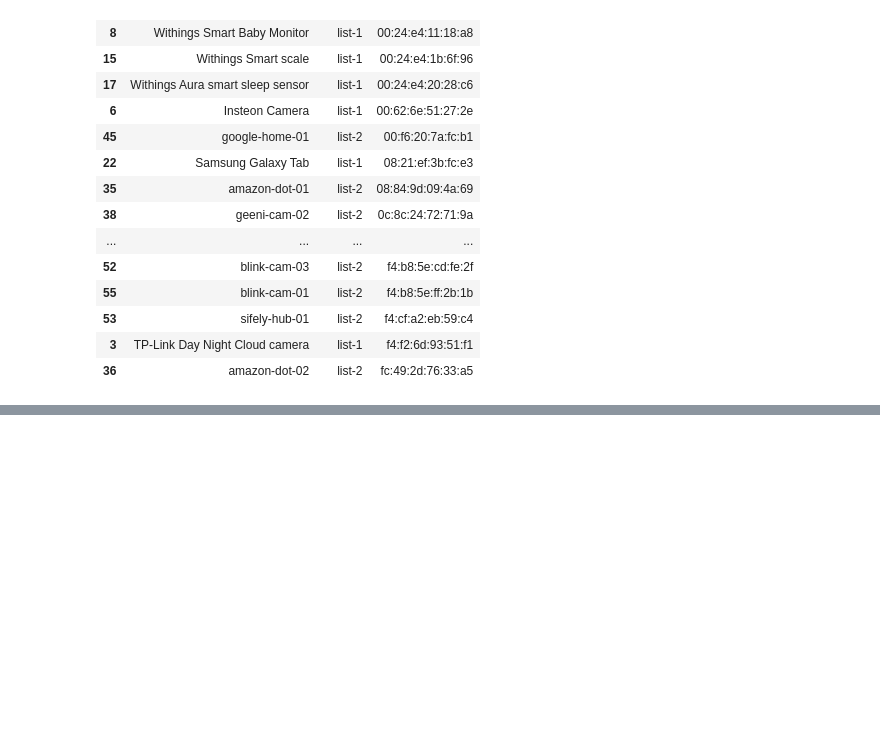
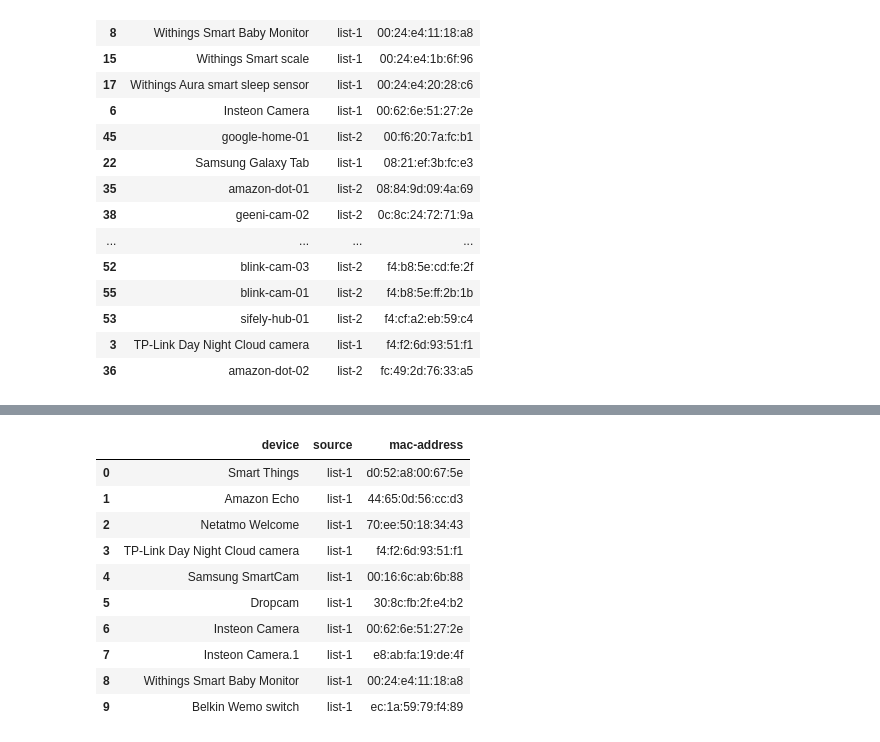
Before and after one commit to dtuan2604/NetSysResearch, a Jupyter notebook: experiment/working/experiment/mac-address-exploration.ipynb, the cells around one changed output, grey strips where cells are left out. Saved outputs shown, nothing was run; the diff lists cells and outputs as text; code cells hidden in the pictures; blank space fills up the shorter version.

```diff
--- a/experiment/working/experiment/mac-address-exploration.ipynb
+++ b/experiment/working/experiment/mac-address-exploration.ipynb
@@ -108,0 +163,14 @@ mapping_df.sort_values(by="mac-address")
+# %%
+mapping_df.head(10)
+# %% [output]
+|  | device | source | mac-address |
+| 0 | Smart Things | list-1 | d0:52:a8:00:67:5e |
+| 1 | Amazon Echo | list-1 | 44:65:0d:56:cc:d3 |
+| 2 | Netatmo Welcome | list-1 | 70:ee:50:18:34:43 |
+| 3 | TP-Link Day Night Cloud camera | list-1 | f4:f2:6d:93:51:f1 |
+| 4 | Samsung SmartCam | list-1 | 00:16:6c:ab:6b:88 |
+| 5 | Dropcam | list-1 | 30:8c:fb:2f:e4:b2 |
+| 6 | Insteon Camera | list-1 | 00:62:6e:51:27:2e |
+| 7 | Insteon Camera.1 | list-1 | e8:ab:fa:19:de:4f |
+| 8 | Withings Smart Baby Monitor | list-1 | 00:24:e4:11:18:a8 |
+| 9 | Belkin Wemo switch | list-1 | ec:1a:59:79:f4:89 |
```
Also changed, not shown: parts of 7 cells of this notebook, 2 other files.
